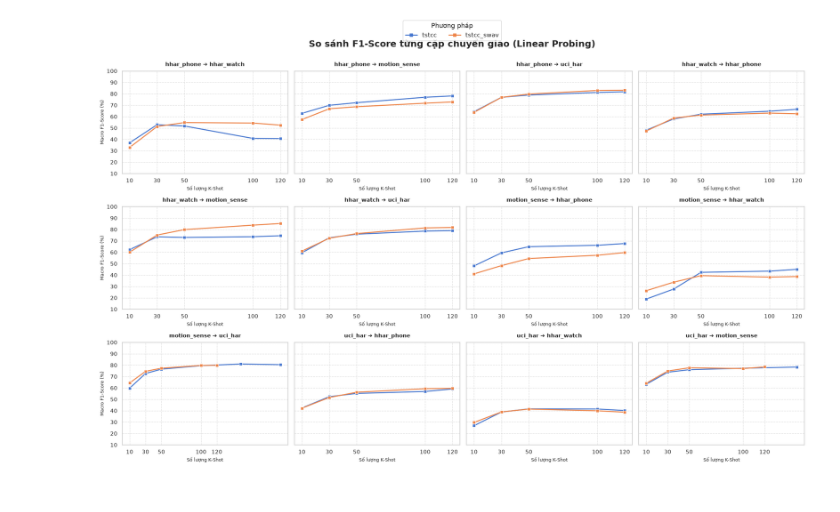
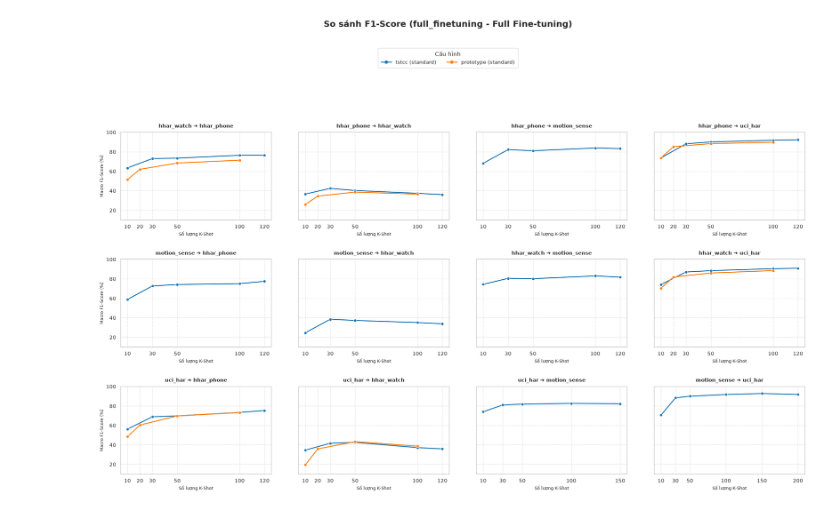
Before and after one commit to Dungx1107/CrossDomain-HAR-SSL, a Jupyter notebook: scripts/05_analysis/analyze_results.ipynb, the cells around one changed output. Drawn from its saved outputs; the diff is of its cells as text; code cells hidden in the pictures.

```diff
--- a/scripts/05_analysis/analyze_results.ipynb
+++ b/scripts/05_analysis/analyze_results.ipynb
@@ -6,12 +0,0 @@ import numpy as np
-# %%
-# Cấu hình style
-sns.set_theme(style="whitegrid", palette="muted")
-plt.rcParams['figure.figsize'] = (12, 6)
-
-# Đường dẫn file CSV (Sửa lại nếu đường dẫn của bạn khác)
-CSV_PATH = "../../outputs_evaluation/aggregated_k_shot_detailed.csv"
-
-# Đọc dữ liệu
-df = pd.read_csv(CSV_PATH)
-
-print("✅ Đã load dữ liệu thành công!")
@@ -207,54 +0,0 @@ plt.show()
-# %%
-import matplotlib.pyplot as plt
-import seaborn as sns
-from matplotlib.lines import Line2D
-
-# Lấy dữ liệu Linear Probing
-df_linear = df_compare[df_compare['Protocol'] == 'linear_probing'].copy()
-
-# Lấy danh sách 12 cặp và sắp xếp
-unique_pairs = sorted(df_linear['Pair'].unique())
-
-# Tạo lưới biểu đồ
-fig, axes = plt.subplots(3, 4, figsize=(20, 12), sharey=True)
-axes = axes.flatten()
-
-for i, pair in enumerate(unique_pairs):
-    ax = axes[i]
-    df_pair = df_linear[df_pair['Pair'] == pair] if False else df_linear[df_linear['Pair'] == pair]
-
-    sns.lineplot(
-        data=df_pair, x='Shots_Int', y='F1_Mean', hue='Method',
-        marker='s', linewidth=2, markersize=6, ax=ax, legend=False
-    )
-
-    ax.set_title(f'{pair}', fontsize=11, fontweight='bold', pad=10)
-    ax.set_xlabel('Số lượng K-Shot', fontsize=9)
-    ax.set_ylabel('Macro F1-Score (%)', fontsize=9)
-    ax.set_xticks([10, 30, 50, 100, 120])
-    ax.set_ylim(10, 100)
-    ax.grid(True, linestyle='--', alpha=0.6)
-
-# Tạo Legend chung
-custom_lines = [
-    Line2D([0], [0], color=sns.color_palette("muted")[0], lw=2, marker='s'),
-    Line2D([0], [0], color=sns.color_palette("muted")[1], lw=2, marker='s')
-]
-
-fig.legend(
-    custom_lines,
-    ['tstcc', 'tstcc_swav'],
-    title='Phương pháp',
-    loc='upper center',
-    bbox_to_anchor=(0.5, 1.05),
-    ncol=2,
-    fontsize=12,
-    title_fontsize=13
-)
-
-plt.suptitle('So sánh F1-Score từng cặp chuyển giao (Linear Probing)', fontsize=18, fontweight='bold', y=1.0)
-
-plt.tight_layout()
-plt.show()
-# %% [output]
-[figure, removed]
@@ -260,0 +120,8 @@ plt.show()
+# %%
+plot_comparison(
+    config_list=["tstcc/standard", "prototype/standard"],
+    protocol="full_finetuning",
+    title_suffix="Full Fine-tuning"
+)
+# %% [output]
+[figure, added]
```
Also changed, not shown: parts of 11 cells of this notebook, 17 other files.
